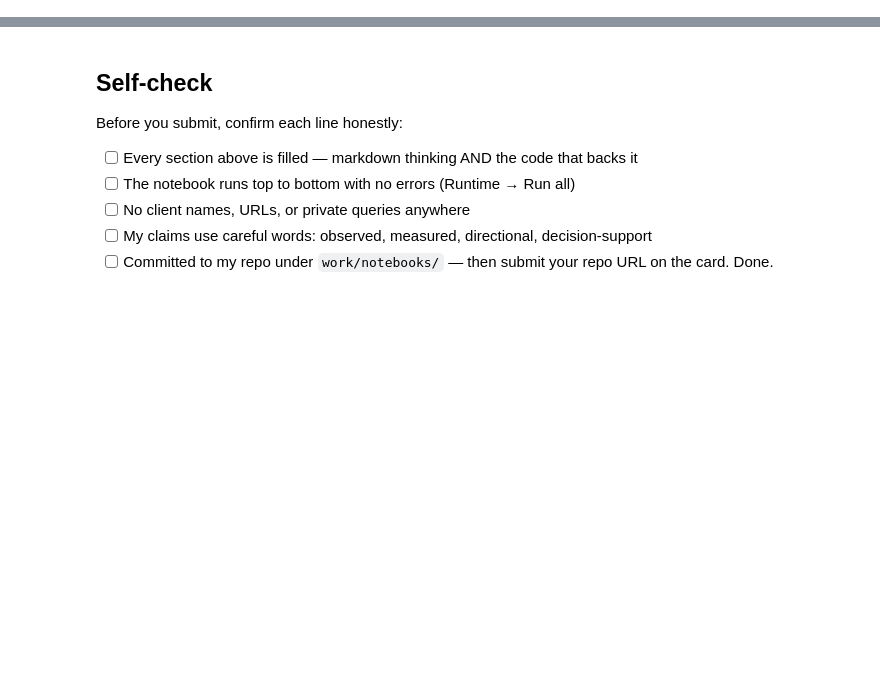
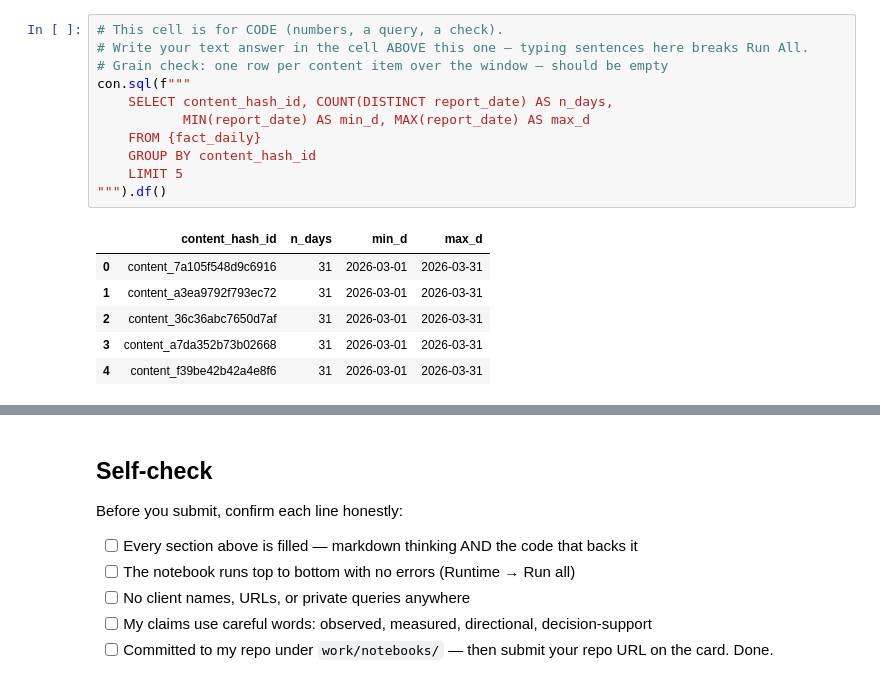
Before and after one commit to 13aakash/flyrank-ml-internship, a Jupyter notebook: work/notebooks/w03_data_contract.ipynb, the cells around one changed output, grey strips where cells are left out. Cells and saved outputs as stored; diff of their text form; blank space fills up the shorter version.

```diff
--- a/work/notebooks/w03_data_contract.ipynb
+++ b/work/notebooks/w03_data_contract.ipynb
@@ -12,0 +39,18 @@ This skeleton is yours to fill. Work the sections **in order** — each one has
+# %%
+# This cell is for CODE (numbers, a query, a check).
+# Write your text answer in the cell ABOVE this one — typing sentences here breaks Run All.
+# Grain check: one row per content item over the window — should be empty
+con.sql(f"""
+    SELECT content_hash_id, COUNT(DISTINCT report_date) AS n_days,
+           MIN(report_date) AS min_d, MAX(report_date) AS max_d
+    FROM {fact_daily}
+    GROUP BY content_hash_id
+    LIMIT 5
+""").df()
+# %% [output]
+|  | content_hash_id | n_days | min_d | max_d |
+| 0 | content_7a105f548d9c6916 | 31 | 2026-03-01 | 2026-03-31 |
+| 1 | content_a3ea9792f793ec72 | 31 | 2026-03-01 | 2026-03-31 |
+| 2 | content_36c36abc7650d7af | 31 | 2026-03-01 | 2026-03-31 |
+| 3 | content_a7da352b73b02668 | 31 | 2026-03-01 | 2026-03-31 |
+| 4 | content_f39be42b42a4e8f6 | 31 | 2026-03-01 | 2026-03-31 |
```
Also changed, not shown: parts of 18 cells of this notebook.
